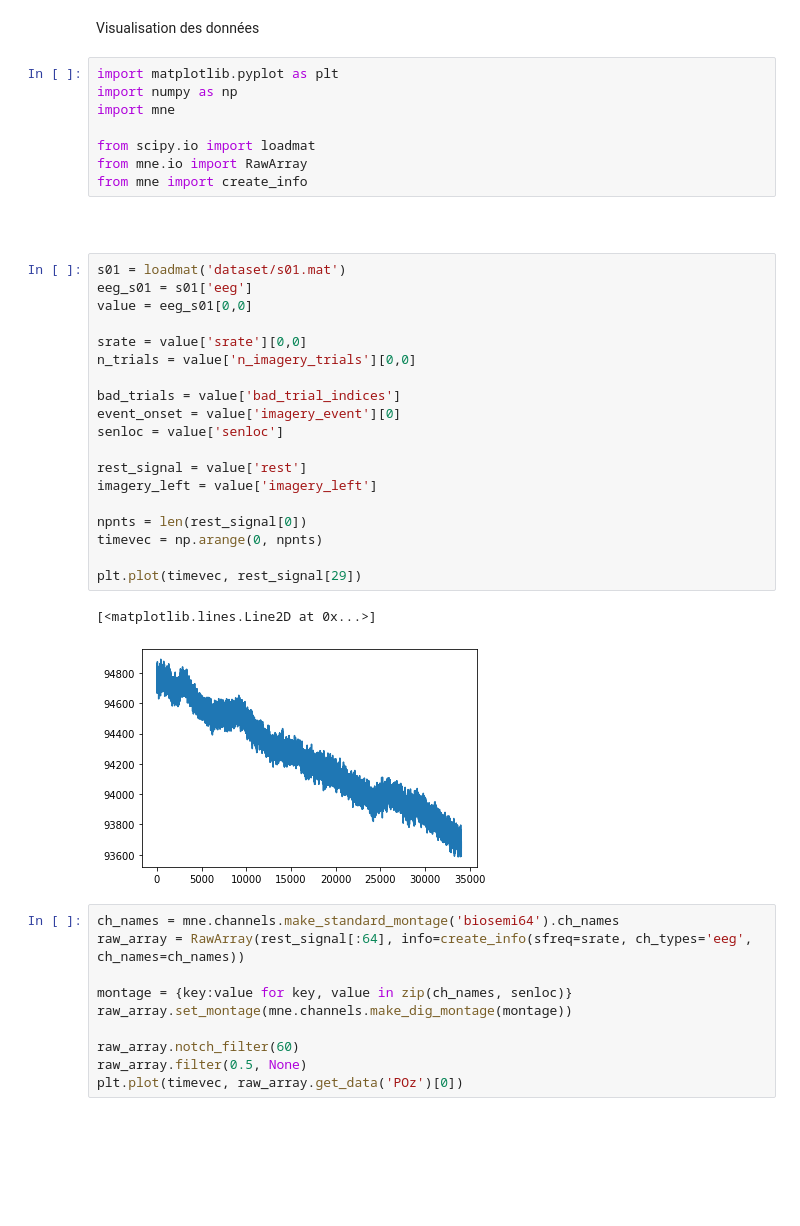
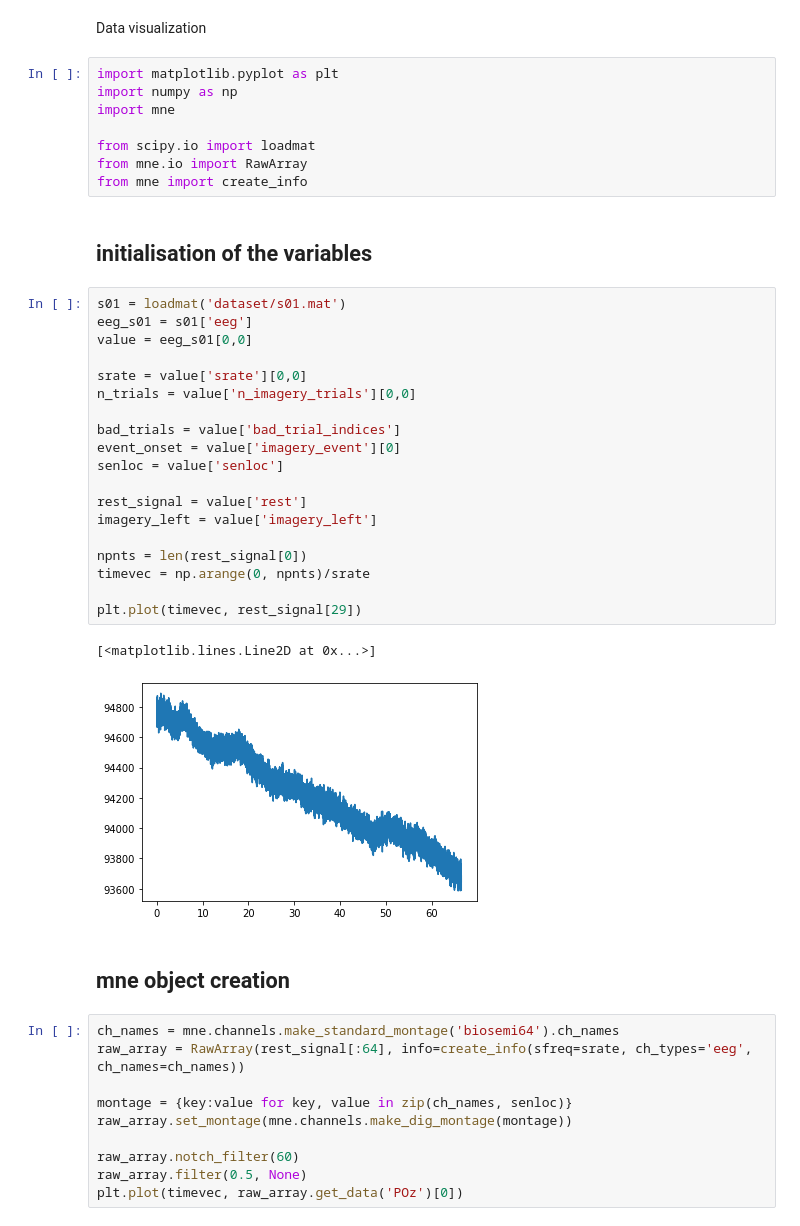
Before and after one commit to conorato/br41n-hackathon, a Jupyter notebook: Br41n.io/Br41n.io.ipynb, the cells around one changed output. Drawn from its saved outputs; the diff is of its cells as text; blank space fills up the shorter version.

```diff
--- a/Br41n.io/Br41n.io.ipynb
+++ b/Br41n.io/Br41n.io.ipynb
@@ -3,5 +3,5 @@
-# %% [markdown]
-Visualisation des données
+# %% [markdown]
+Data visualization
 # %%
 import matplotlib.pyplot as plt
 import numpy as np
@@ -10,30 +10,32 @@ import mne
 from scipy.io import loadmat
 from mne.io import RawArray
 from mne import create_info
-# %% [markdown]
-##
+# %% [markdown]
+## initialisation of the variables
 # %%
 s01 = loadmat('dataset/s01.mat')
 eeg_s01 = s01['eeg']
 value = eeg_s01[0,0]
 
 srate = value['srate'][0,0]
 n_trials = value['n_imagery_trials'][0,0]
 
 bad_trials = value['bad_trial_indices']
 event_onset = value['imagery_event'][0]
 senloc = value['senloc']
 
 rest_signal = value['rest']
 imagery_left = value['imagery_left']
 
 npnts = len(rest_signal[0])
-timevec = np.arange(0, npnts)
+timevec = np.arange(0, npnts)/srate
 
 plt.plot(timevec, rest_signal[29])
 # %% [output]
 [<matplotlib.lines.Line2D at 0x...>]
-[figure, old version]
+[figure, new version]
+# %% [markdown]
+## mne object creation
 # %%
 ch_names = mne.channels.make_standard_montage('biosemi64').ch_names
 raw_array = RawArray(rest_signal[:64], info=create_info(sfreq=srate, ch_types='eeg', ch_names=ch_names))
```
Also changed, not shown: parts of 2 cells of this notebook, 1 other file.
